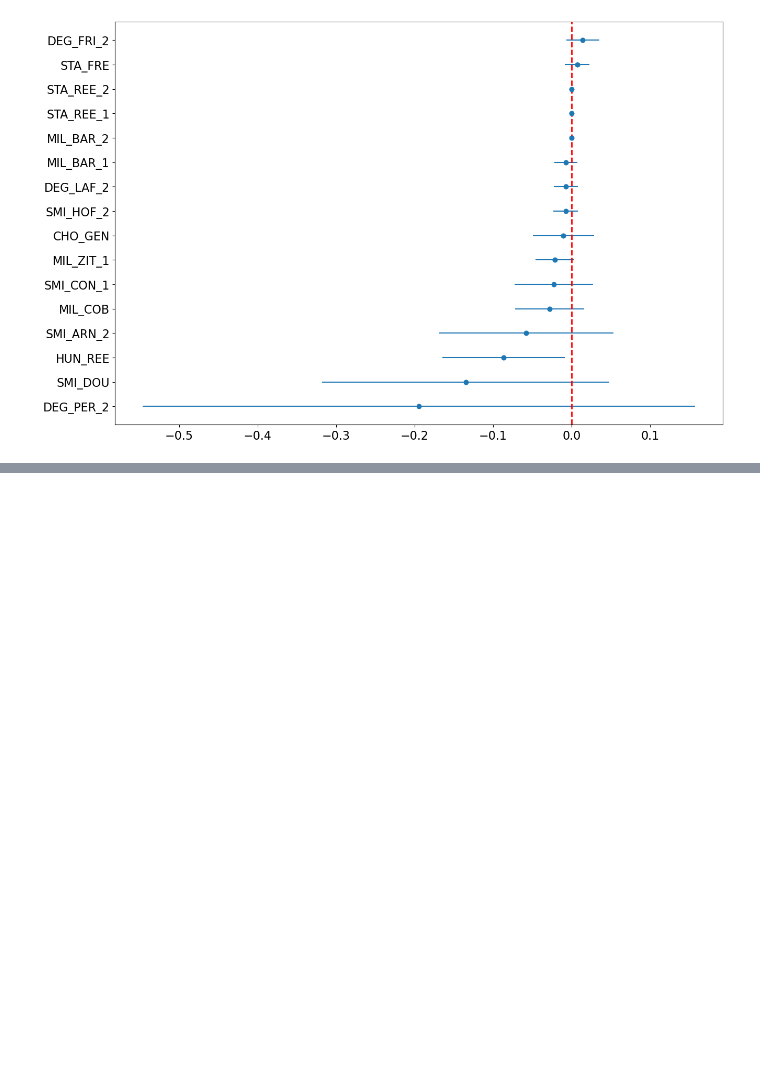
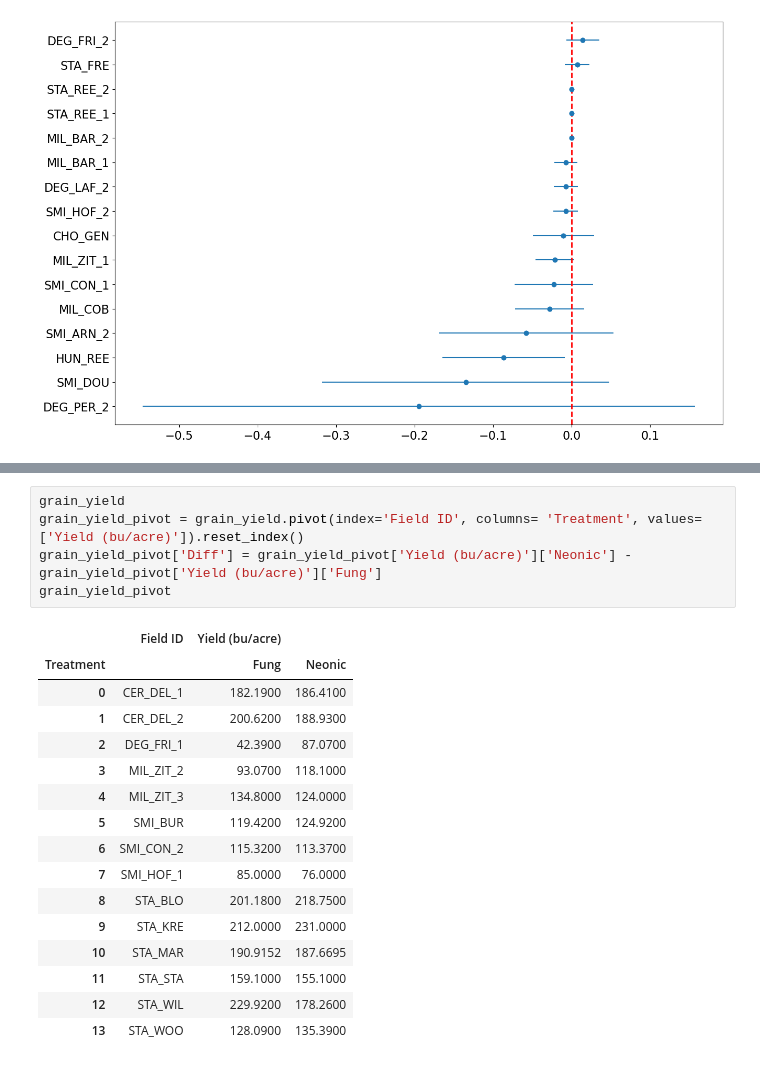
Before and after one commit to chloecho31/cornell, a Jupyter notebook: SCM/2025/2025_analysis.ipynb, the cells around one changed output, grey strips where cells are left out. Cells and saved outputs as stored; diff of their text form; blank space fills up the shorter version.

```diff
--- a/SCM/2025/2025_analysis.ipynb
+++ b/SCM/2025/2025_analysis.ipynb
@@ -241,0 +257,22 @@ plt.axvline(x=0, color='r', linestyle='--', linewidth=2)
+# %%
+grain_yield
+grain_yield_pivot = grain_yield.pivot(index='Field ID', columns= 'Treatment', values=['Yield (bu/acre)']).reset_index()
+grain_yield_pivot['Diff'] = grain_yield_pivot['Yield (bu/acre)']['Neonic'] - grain_yield_pivot['Yield (bu/acre)']['Fung']
+grain_yield_pivot
+# %% [output]
+|  | Field ID | Yield (bu/acre) |  |
+| Treatment |  | Fung | Neonic |
+| 0 | CER_DEL_1 | 182.1900 | 186.4100 |
+| 1 | CER_DEL_2 | 200.6200 | 188.9300 |
+| 2 | DEG_FRI_1 | 42.3900 | 87.0700 |
+| 3 | MIL_ZIT_2 | 93.0700 | 118.1000 |
+| 4 | MIL_ZIT_3 | 134.8000 | 124.0000 |
+| 5 | SMI_BUR | 119.4200 | 124.9200 |
+| 6 | SMI_CON_2 | 115.3200 | 113.3700 |
+| 7 | SMI_HOF_1 | 85.0000 | 76.0000 |
+| 8 | STA_BLO | 201.1800 | 218.7500 |
+| 9 | STA_KRE | 212.0000 | 231.0000 |
+| 10 | STA_MAR | 190.9152 | 187.6695 |
+| 11 | STA_STA | 159.1000 | 155.1000 |
+| 12 | STA_WIL | 229.9200 | 178.2600 |
+| 13 | STA_WOO | 128.0900 | 135.3900 |
```
Also changed, not shown: parts of 7 cells of this notebook.
